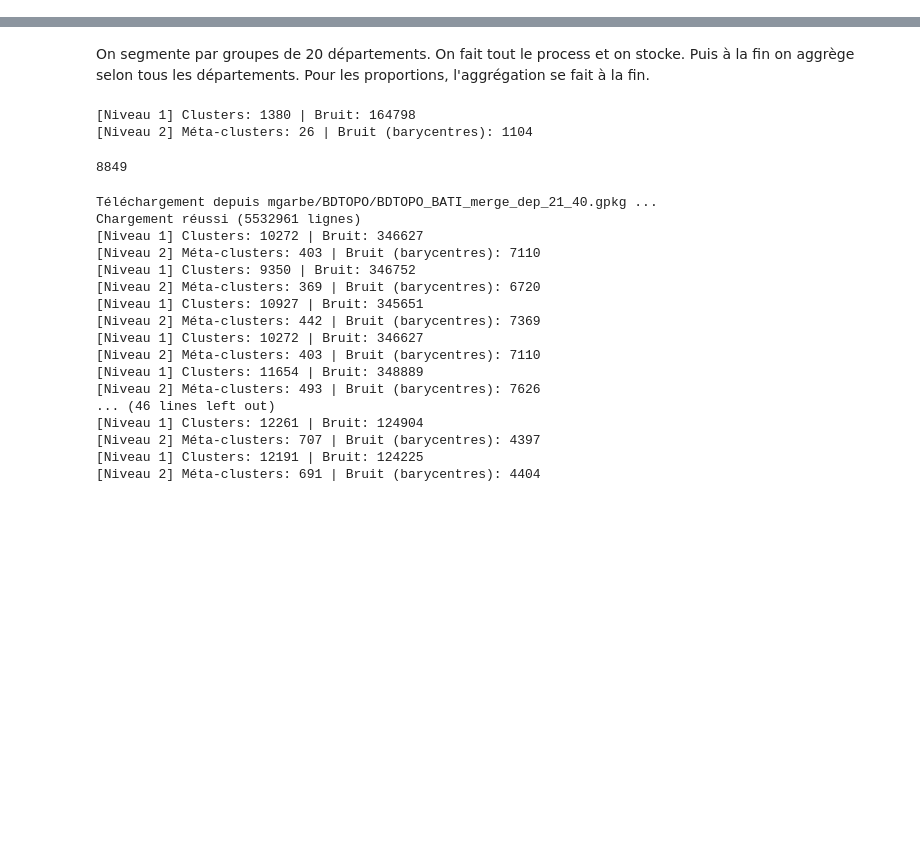
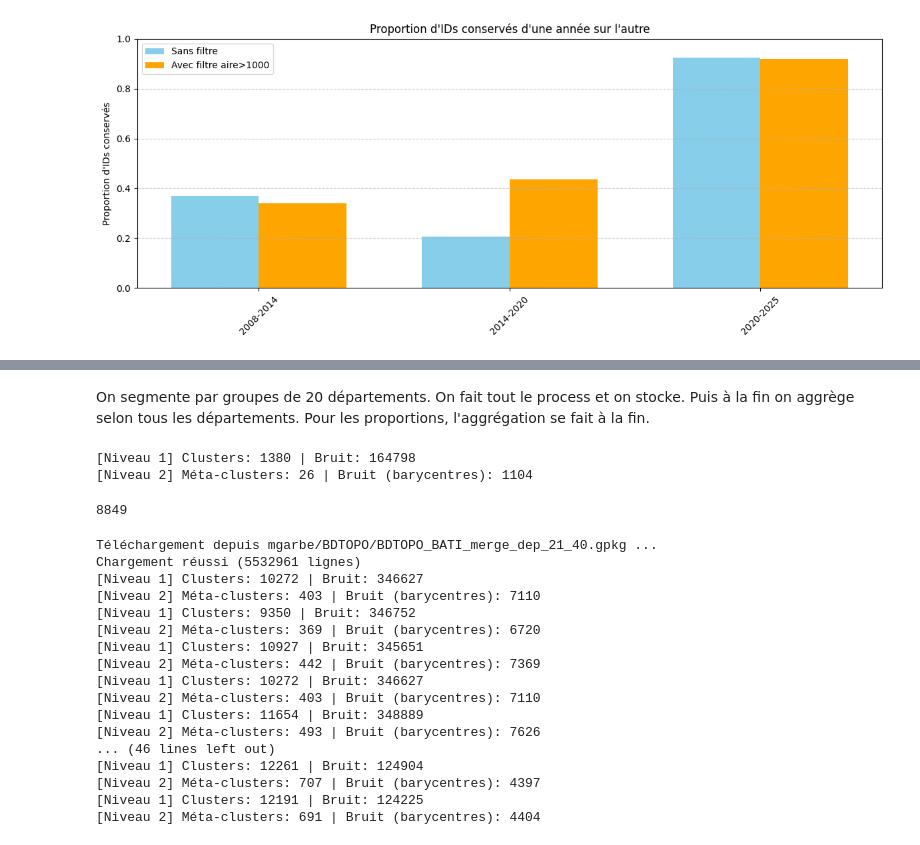
Before and after one commit to xdalp/projet3A, a Jupyter notebook: stat_desc.ipynb, the cells around one changed output, grey strips where cells are left out. Saved outputs shown, nothing was run; the diff lists cells and outputs as text; code cells hidden in the pictures; blank space fills up the shorter version.

```diff
--- a/stat_desc.ipynb
+++ b/stat_desc.ipynb
@@ -86,0 +87,41 @@ Chargement réussi (3168415 lignes)
+# %%
+def calcul_retention(df):
+    annees = sorted(df['Annee'].unique())
+    retention = {}
+    for i in range(len(annees) - 1):
+        annee_t = annees[i]
+        annee_t1 = annees[i + 1]
+        ids_t = set(df.loc[df['Annee'] == annee_t, 'ID'])
+        ids_t1 = set(df.loc[df['Annee'] == annee_t1, 'ID'])
+        proportion = len(ids_t & ids_t1) / len(ids_t) if len(ids_t) > 0 else None
+        retention[f"{annee_t}-{annee_t1}"] = proportion
+    return retention
+
+
+temp = gdf[gdf.geometry.area > 1000].copy()
+
+retention_temp = calcul_retention(temp)
+retention_full = calcul_retention(gdf)
+
+df_retention = pd.DataFrame({
+    "Transition": list(retention_full.keys()),
+    "Sans_filtre": list(retention_full.values()),
+    "Avec_filtre": [retention_temp.get(k, None) for k in retention_full.keys()]
+})
+
+#plot
+x = range(len(df_retention))
+width = 0.35
+plt.figure(figsize=(12,5))
+plt.bar([i - width/2 for i in x], df_retention["Sans_filtre"], width=width, label='Sans filtre', color='skyblue')
+plt.bar([i + width/2 for i in x], df_retention["Avec_filtre"], width=width, label='Avec filtre aire>1000',  color='orange')
+plt.xticks(x, df_retention["Transition"], rotation=45)
+plt.ylabel("Proportion d'IDs conservés")
+plt.title("Proportion d'IDs conservés d'une année sur l'autre")
+plt.ylim(0,1)
+plt.grid(axis='y', linestyle='--', alpha=0.7)
+plt.legend()
+plt.tight_layout()
+plt.show()
+# %% [output]
+[figure, added]
```
Also changed, not shown: parts of 15 cells of this notebook, 4 other files.
